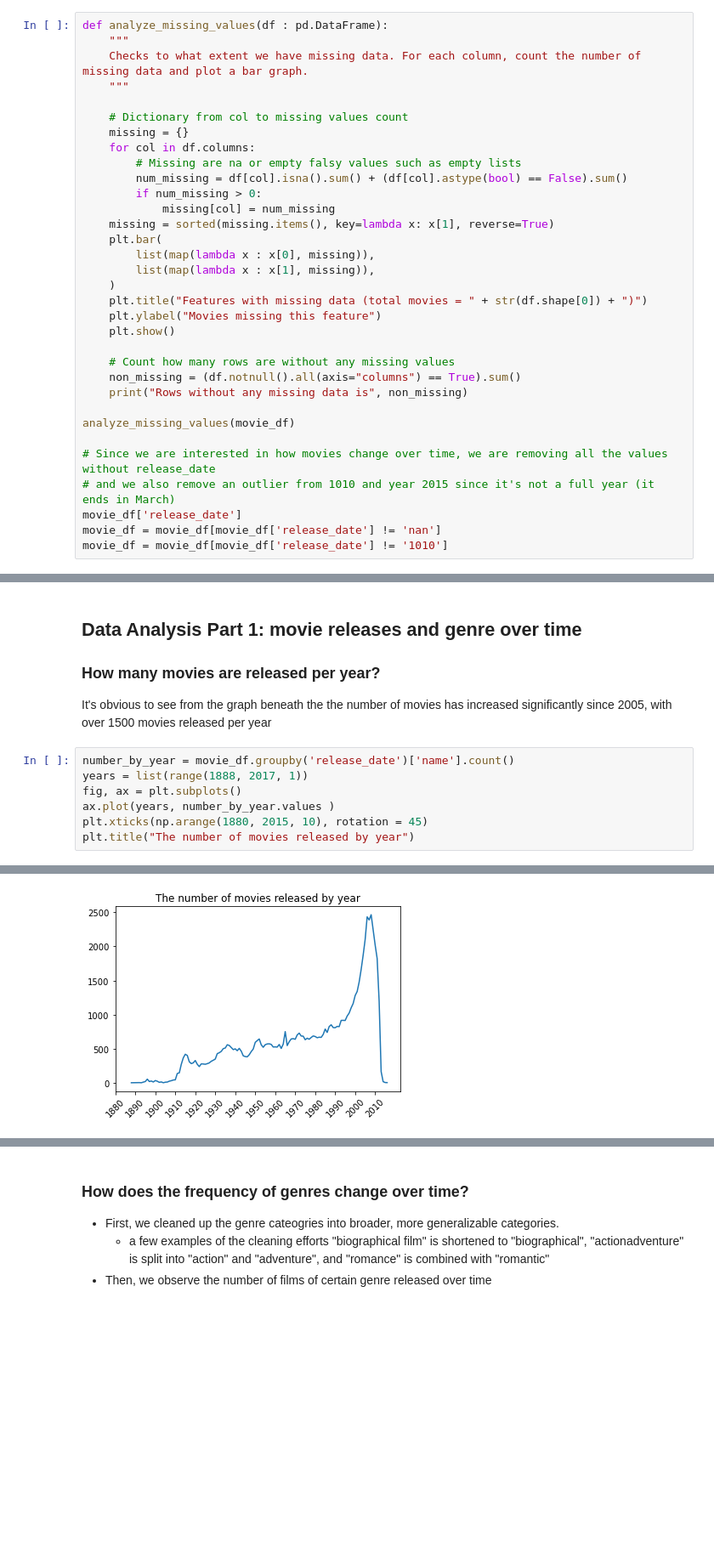
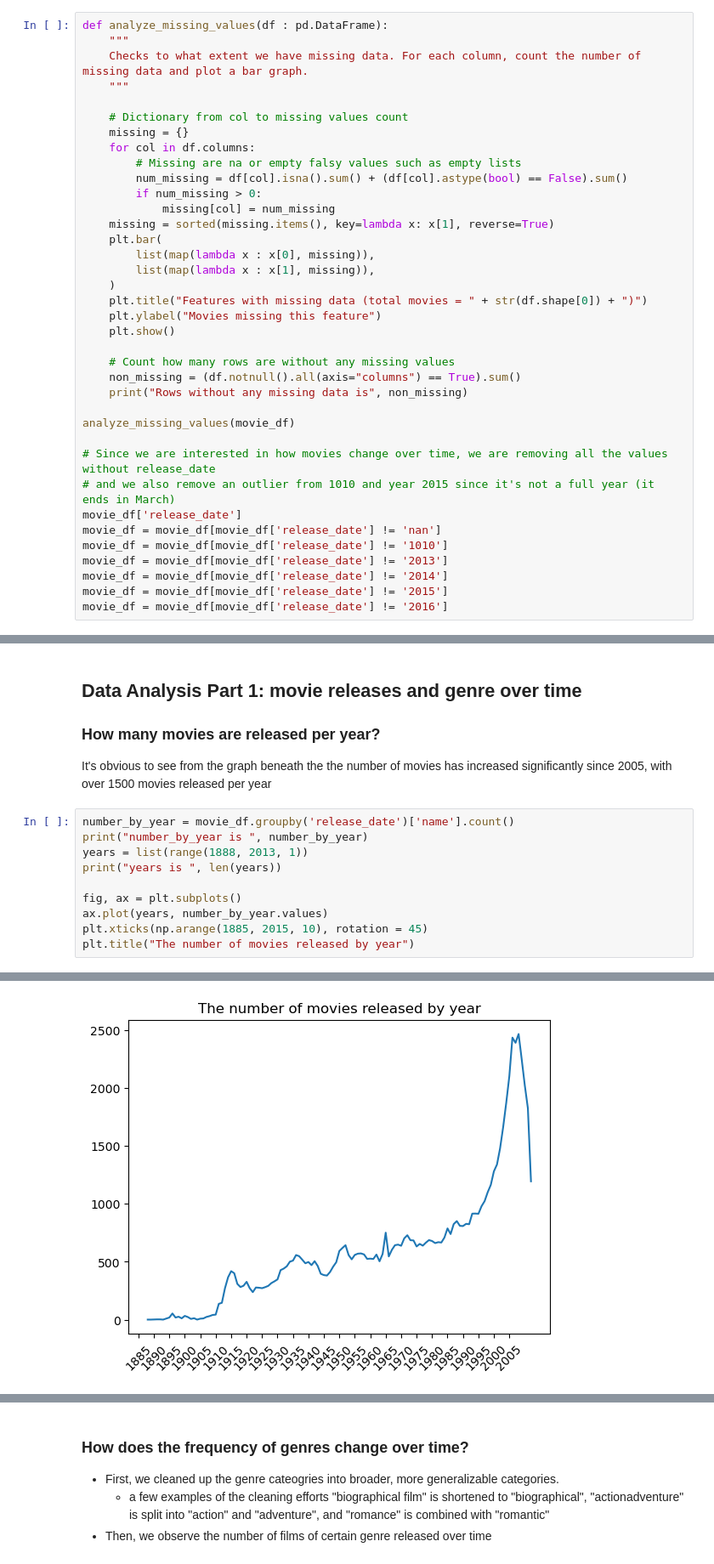
Before and after one commit to epfl-ada/ada-2022-project-adawizardry, a Jupyter notebook: main.ipynb, the cells around one changed output, grey strips where cells are left out. Shown: that part at 85% size. Drawn from its saved outputs; the diff is of its cells as text; blank space fills up the shorter version.

Commit message:
deleted year 2013-2016 as the data is incomplete

```diff
--- a/main.ipynb
+++ b/main.ipynb
@@ -179,4 +179,8 @@ analyze_missing_values(movie_df)
 movie_df['release_date']
 movie_df = movie_df[movie_df['release_date'] != 'nan']
 movie_df = movie_df[movie_df['release_date'] != '1010']
+movie_df = movie_df[movie_df['release_date'] != '2013']
+movie_df = movie_df[movie_df['release_date'] != '2014']
+movie_df = movie_df[movie_df['release_date'] != '2015']
+movie_df = movie_df[movie_df['release_date'] != '2016']
 # %% [output]
@@ -188,9 +192,12 @@ Rows without any missing data is 42204
 It's obvious to see from the graph beneath the the number of movies has increased significantly since 2005, with over 1500 movies released per year
 # %%
 number_by_year = movie_df.groupby('release_date')['name'].count()
-years = list(range(1888, 2017, 1))
+print("number_by_year is ", number_by_year)
+years = list(range(1888, 2013, 1))
+print("years is ", len(years))
+
 fig, ax = plt.subplots()
-ax.plot(years, number_by_year.values )
-plt.xticks(np.arange(1880, 2015, 10), rotation = 45)
+ax.plot(years, number_by_year.values)
+plt.xticks(np.arange(1885, 2015, 10), rotation = 45)
 plt.title("The number of movies released by year")
 # %% [output]
@@ -198 +219 @@ Text(0.5, 1.0, 'The number of movies released by year')
-[figure, old version]
+[figure, new version]
```
Also changed, not shown: parts of 12 cells of this notebook.
